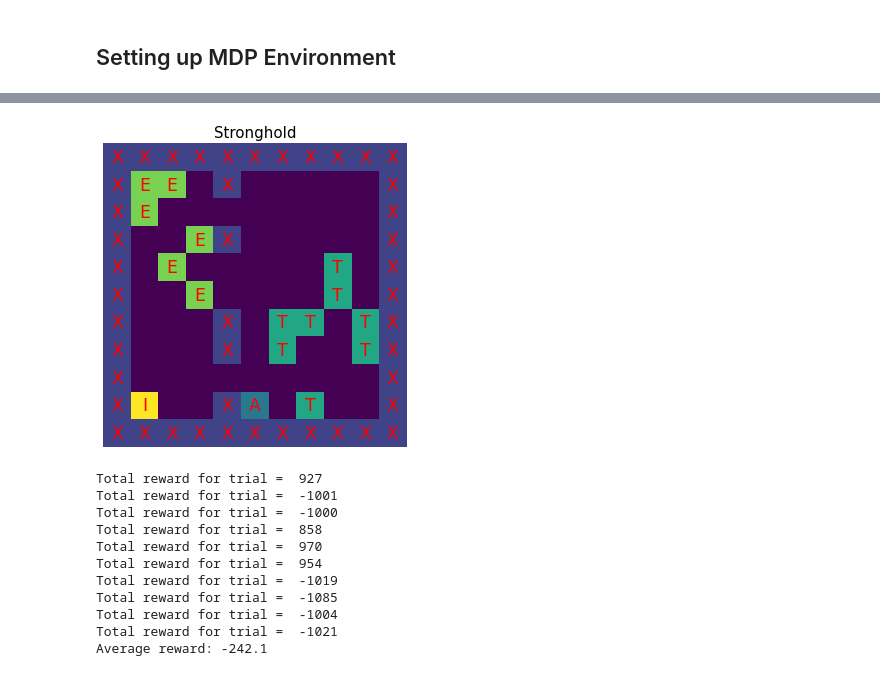
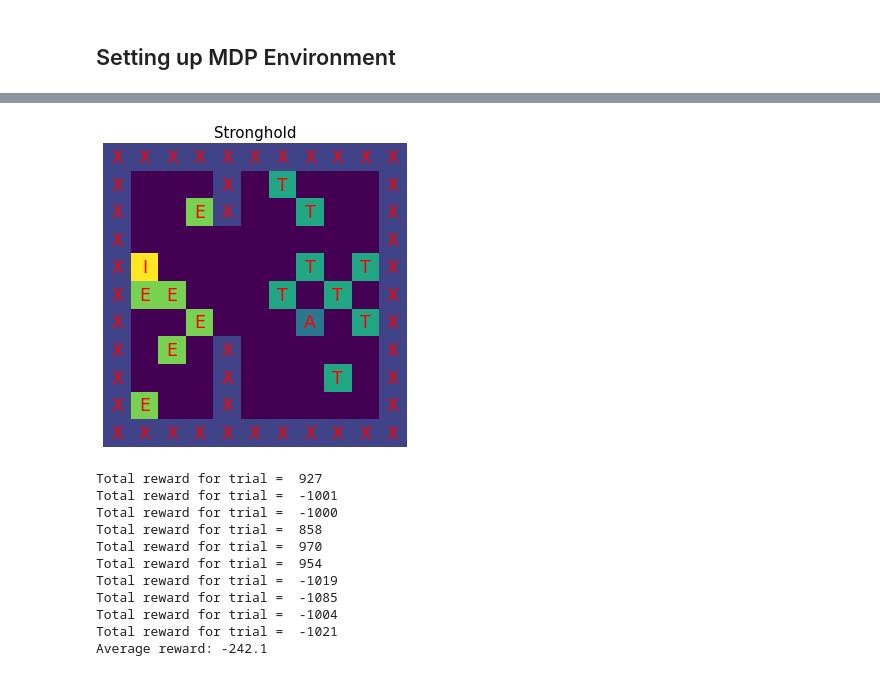
Before and after one commit to Assassinsarms/Stronghold-MDP-Q-learning-in-Stronghold-Environment-DDPG-in-Lunar-Lander, a Jupyter notebook: Aaron_Mir_INM707_Task1.ipynb, the cells around one changed output, grey strips where cells are left out. Drawn from its saved outputs; the diff is of its cells as text; code cells hidden in the pictures.

```diff
--- a/Aaron_Mir_INM707_Task1.ipynb
+++ b/Aaron_Mir_INM707_Task1.ipynb
@@ -315,11 +56,11 @@ class Stronghold():
 # %%
 env_size = 11
-simplicity = 5
+simplicity = 6
 stronghold = Stronghold(env_size, simplicity)
 stronghold.reset()
 stronghold.render()
 # %% [output]
-[figure, old version]
+[figure, new version]
 # %%
 def random_policy():
     return np.random.randint(0, stronghold.getActionSpace() - 1)
```
Also changed, not shown: parts of 3 cells of this notebook, 25 other files.
